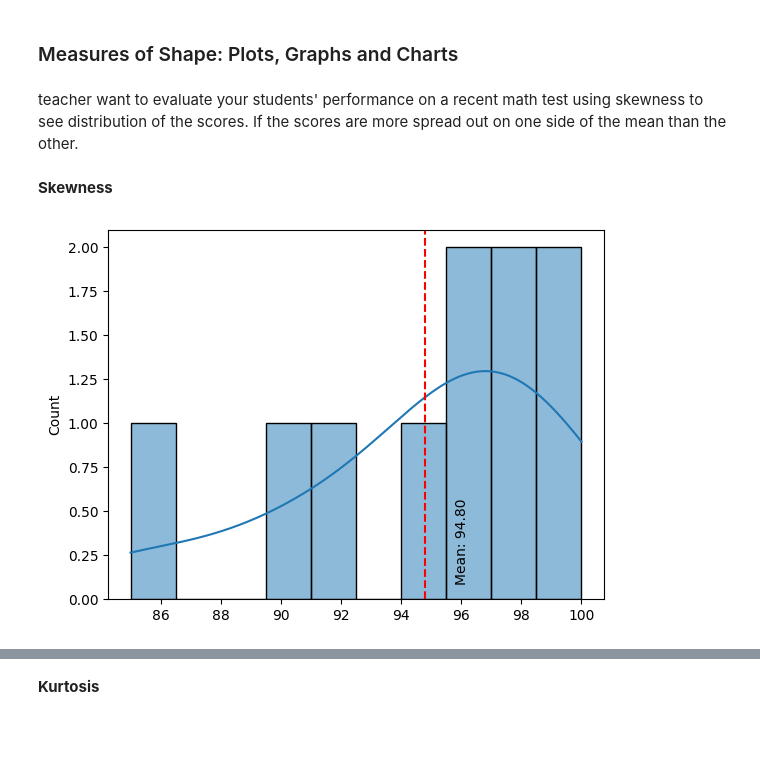
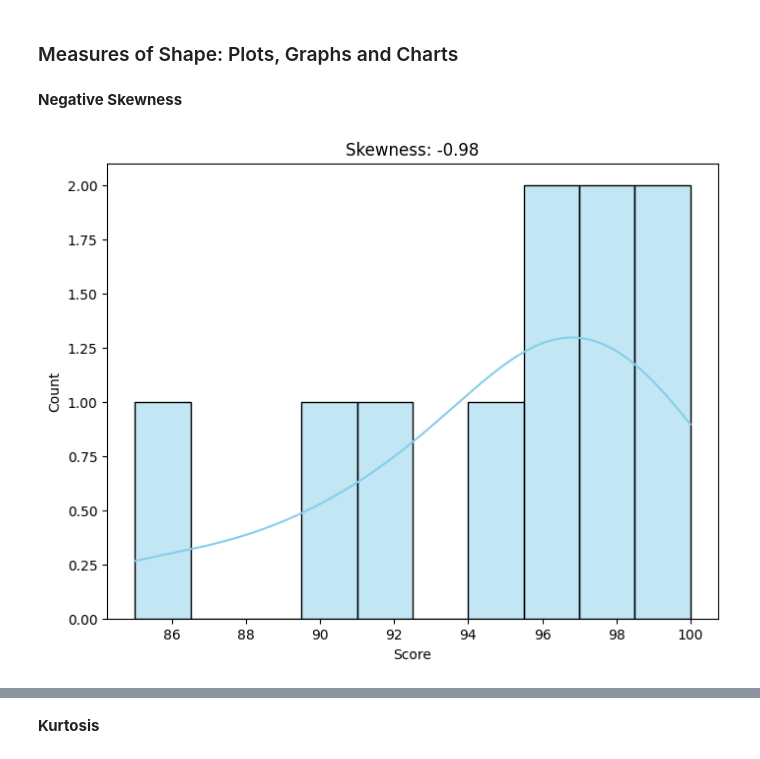
Before and after one commit to bpbpublications/Statistics-for-Data-Scientists-and-Analysts, a Jupyter notebook: notebooks/chapter3/chapter_3.ipynb, the cells around one changed output, grey strips where cells are left out. Cells and saved outputs as stored; diff of their text form; code cells hidden in the pictures; blank space fills up the shorter version.

Commit message:
chapter 3 done- all type of skewnewss added

```diff
--- a/notebooks/chapter3/chapter_3.ipynb
+++ b/notebooks/chapter3/chapter_3.ipynb
@@ -398,30 +398,29 @@ print(f"Contingency Coefficient: {C}")
 Contingency Coefficient: 0.4338108826652683
 # %% [markdown]
 ### Measures of Shape: Plots, Graphs and Charts
-# %% [markdown]
-teacher want to evaluate your students' performance on a recent math test using skewness to see distribution of the scores. If the scores are more spread out on one side of the mean than the other.
 # %% [markdown]
-**Skewness**
+**Negative Skewness**
 # %%
 import matplotlib.pyplot as plt
 import seaborn as sns
+from scipy.stats import skew
 
-# Scores of the students
-scores = [85, 90, 92, 95, 96, 96, 97, 98, 99, 100]
+data = [85, 90, 92, 95, 96, 96, 97, 98, 99, 100]
 
-# Create a figure and a set of subplots
-fig, ax = plt.subplots()
+# Calculate skewness
+data_skewness = skew(data)
 
-# Plot the distribution of scores
-sns.histplot(scores, bins=10, kde=True, ax=ax)
+# Create a combined histogram and kernel density plot
+plt.figure(figsize=(8, 6))
+sns.histplot(data, bins=10, kde=True, color='skyblue', edgecolor='black')
 
-# Calculate and display the mean
-mean_score = sum(scores) / len(scores)
-ax.axvline(mean_score, color='red', linestyle='--')
-ax.text(mean_score+1, 0.1, 'Mean: {:.2f}'.format(mean_score), rotation=90)
+# Add skewness information
+plt.xlabel('Score')
+plt.ylabel('Count')
+plt.title(f'Skewness: {data_skewness:.2f}')
 
-# Show the plot
-plt.savefig('skewness.jpg',dpi=600, bbox_inches='tight')
+# Show the figure
+plt.savefig('skew_negative.jpg',dpi=600,bbox_inches='tight')
 plt.show()
 # %% [output]
-[figure, old version]
+[figure, new version]
```
Also changed, not shown: parts of 7 cells of this notebook.
